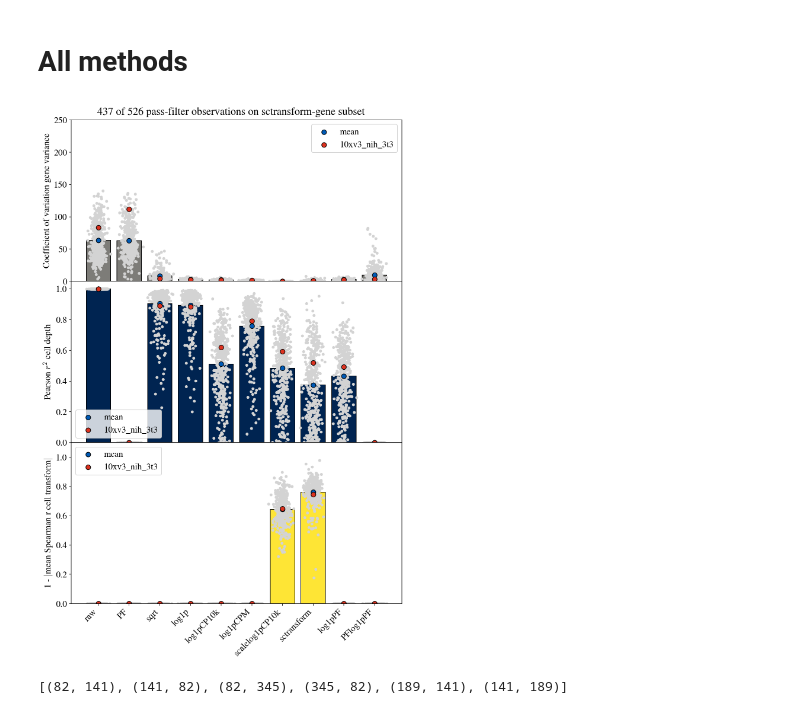
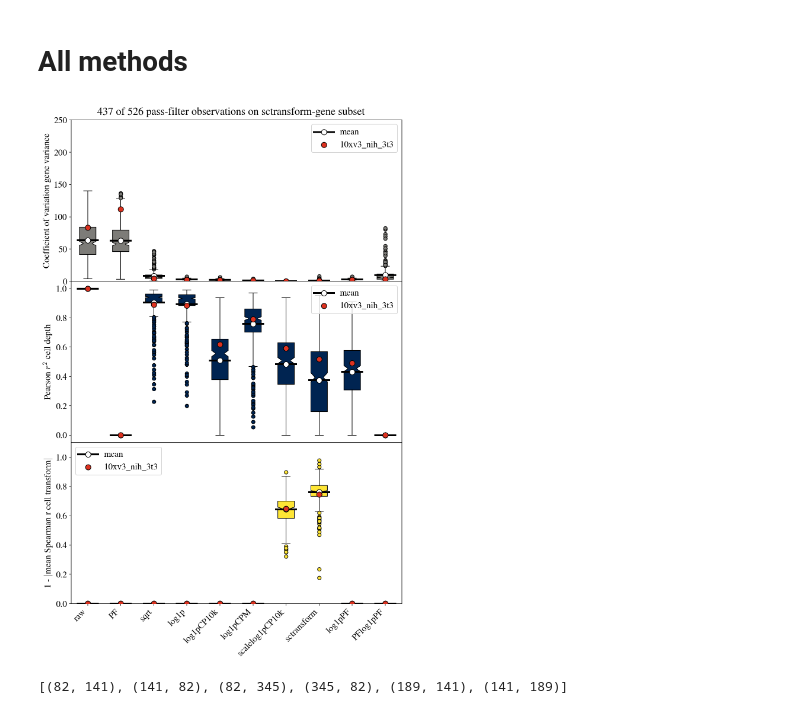
Before and after one commit to pachterlab/BHGP_2022, a Jupyter notebook: analysis/summary.ipynb, the cells around one changed output. Saved outputs shown, nothing was run; the diff lists cells and outputs as text; code cells hidden in the pictures.

Commit message:
improved plot style

```diff
--- a/analysis/summary.ipynb
+++ b/analysis/summary.ipynb
@@ -720,7 +717,7 @@ fig.suptitle(
 
 ds_name = "10xv3_nih_3t3"
 ds_idx = np.flatnonzero(metrics.query("index == 'raw'").eval(f"ds == '{ds_name}'"))[0]
-unique_size = 8 ** 2
+unique_size = 9 ** 2
 
 gb = metrics.groupby("index")
 
@@ -745,64 +742,86 @@ for ax, met, color, ylabel in zip(
     # get constant matrix to plot scatter
     _, Y = np.meshgrid(np.arange(y.shape[1]), np.arange(y.shape[0]))
 
-    # means as bars
-    ax.bar(x, y.mean(1), facecolor=colors[color], edgecolor="k")
+#     # means as bars
+#     ax.bar(x, y.mean(1), facecolor=colors[color], edgecolor="k")
 
     # all points
-    ax.scatter(Y + j, y, facecolor="lightgray", s=15)
+#     ax.scatter(Y + j, y, facecolor=colors[color], s=15)
+    ax.boxplot(y.T, positions=np.arange(len(labels)),
+               patch_artist=True, notch=True,
+               boxprops=dict(facecolor=colors[color]),
+               medianprops=dict(color=colors[color]),
+               flierprops=dict(markerfacecolor=colors[color], markeredgecolor='k')
+              )
 
-    # means
-    ax.scatter(
+    # means line
+    mean_line = ax.scatter(
         np.arange(x.shape[0]),
         y.mean(1),
-        facecolor="#005AB5",
+        color="k",
+        label="mean",
+        s=unique_size*17,
+        linewidth=3,
+        marker="_",
+        zorder=10
+    )
+
+    # means dot
+    mean_dot = ax.scatter(
+        np.arange(x.shape[0]),
+        y.mean(1),
+        facecolor="white",
         edgecolor="k",
         label="mean",
         s=unique_size,
+        zorder=10
     )
 
+
     # dataset specific
-    ax.scatter(
+    ds_dot = ax.scatter(
         Y[:, ds_idx],
         y[:, ds_idx],
         facecolor="#DC3220",
         edgecolor="k",
         s=unique_size,
         label=ds_name,
+        zorder=10
     )
 
     ax.set(
         **{
             "ylabel": ylabel,
         }
     )
     if met == "cov_gene":
         ax.set_ylim(0, 250)
     elif met == "r_mono":
         ax.set_ylim(0, 1.1)
-    ax.legend()
+
+    ax.legend([(mean_line, mean_dot), ds_dot], ["mean", ds_name])
 
 ax.set_xticklabels(x, ha="right", rotation=45)
 
 base_file_name = "metrics_subset_genes"
 save_path = os.path.join(base_figure_path, base_file_name)
 if not os.path.exists(save_path):
     os.makedirs(save_path)
 
 fig.savefig(
     os.path.join(save_path, f"{base_file_name}.png"),
     facecolor="white",
     transparent=False,
     dpi=300,
     bbox_inches="tight",
 )
 fig.savefig(
     os.path.join(save_path, f"{base_file_name}.pdf"), dpi=300, bbox_inches="tight"
 )
 
 fig.show()
 # %% [output]
-[figure, old version]
+[figure, new version]
 # %%
 # find pairs of datasets that which order between two methods (which ones? sqrt, log1p)
 # %%
```
Also changed, not shown: parts of 16 cells of this notebook.
